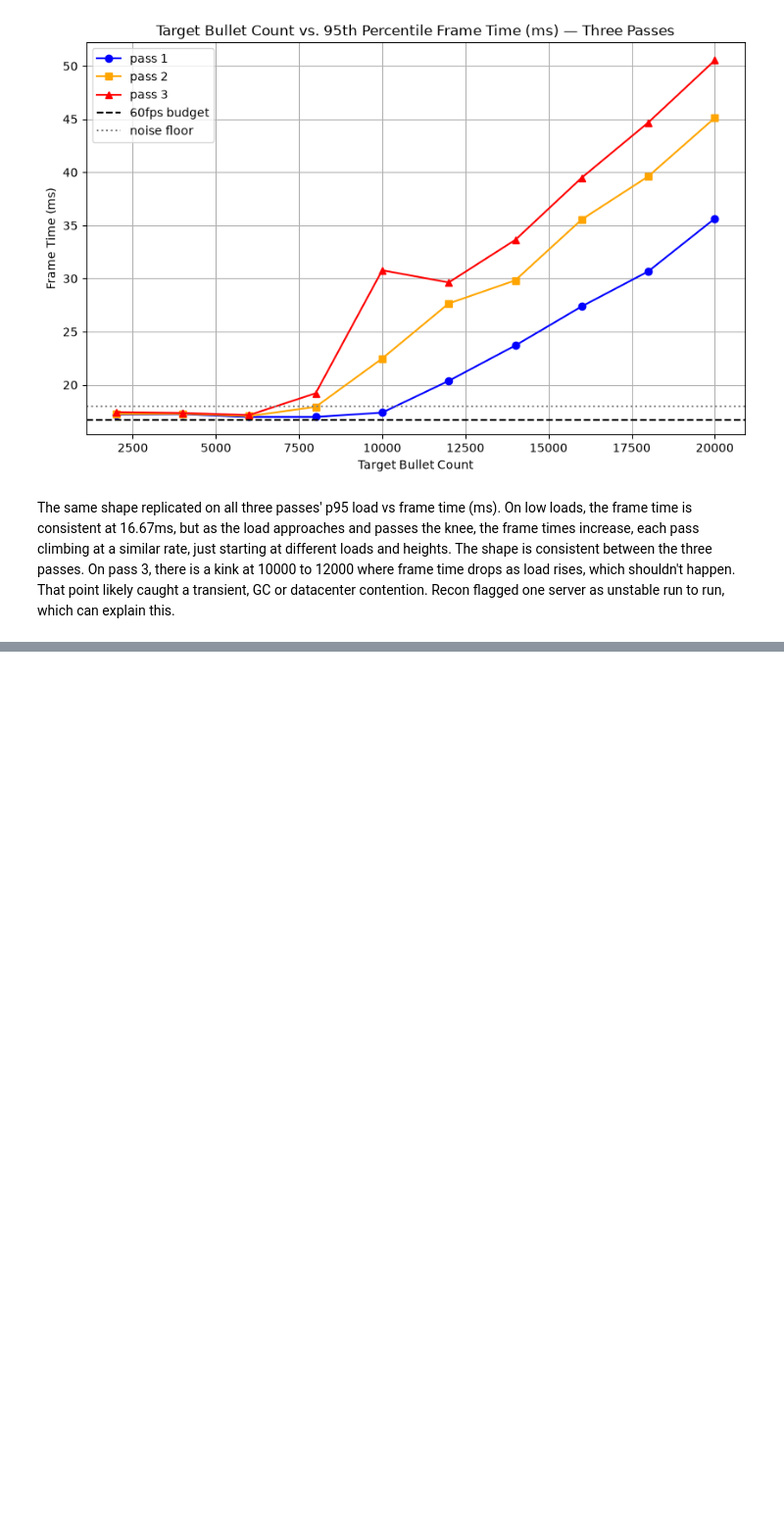
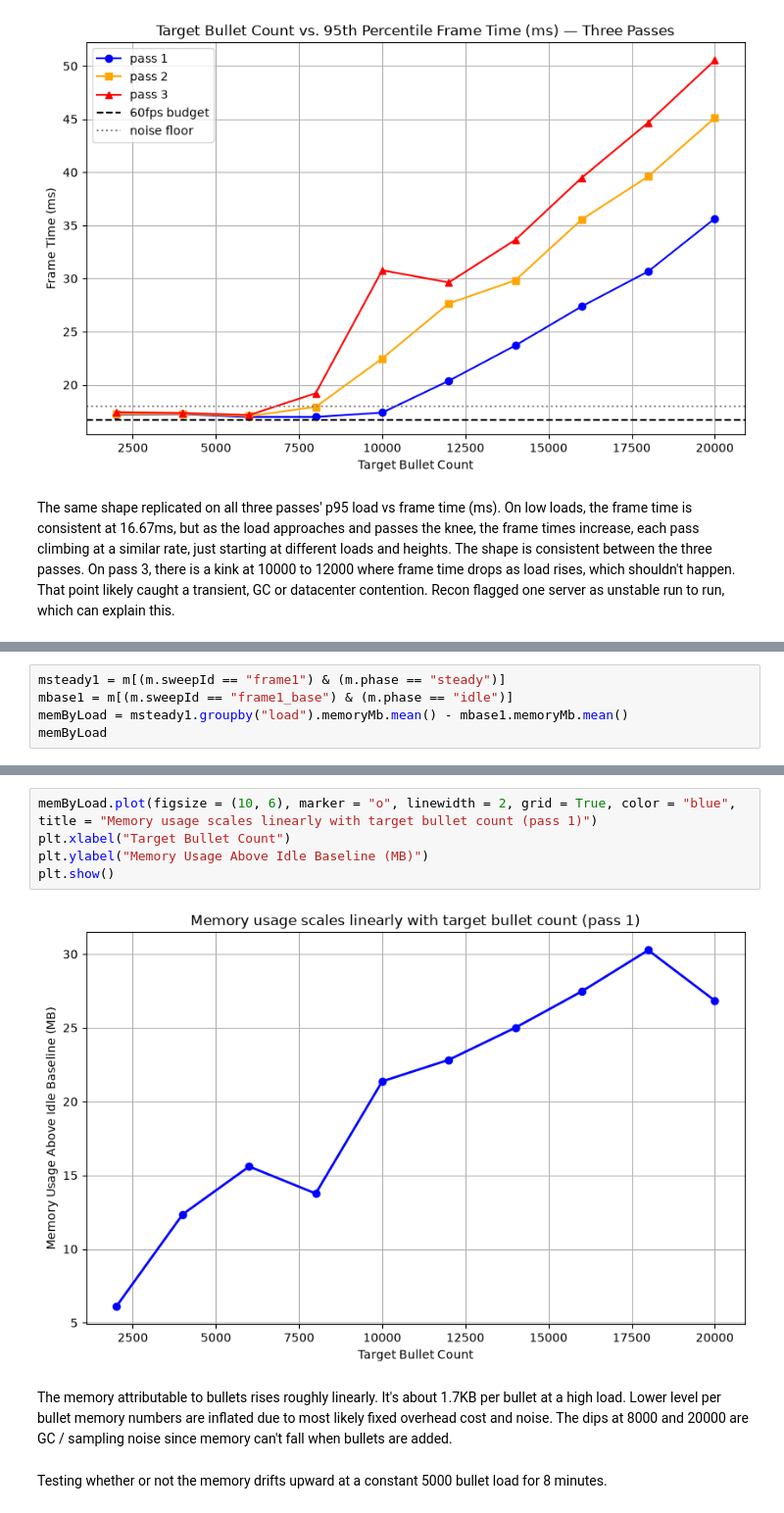
Before and after one commit to IanKang678/roblox-engine-scaling-study, a Jupyter notebook: notebooks/analysis.ipynb, the cells around one changed output, grey strips where cells are left out. Shown at 98% size. Saved outputs shown, nothing was run; the diff lists cells and outputs as text; blank space fills up the shorter version.

Commit message:
Add Track B: memory scaling, leak trial, and reclaim analysis

```diff
--- a/notebooks/analysis.ipynb
+++ b/notebooks/analysis.ipynb
@@ -143,0 +149,5 @@ The same shape replicated on all three passes' p95 load vs frame time (ms). On l
+# %%
+msteady1 = m[(m.sweepId == "frame1") & (m.phase == "steady")]
+mbase1 = m[(m.sweepId == "frame1_base") & (m.phase == "idle")]
+memByLoad = msteady1.groupby("load").memoryMb.mean() - mbase1.memoryMb.mean()
+memByLoad
@@ -143,0 +182,11 @@ The same shape replicated on all three passes' p95 load vs frame time (ms). On l
+# %%
+memByLoad.plot(figsize = (10, 6), marker = "o", linewidth = 2, grid = True, color = "blue", title = "Memory usage scales linearly with target bullet count (pass 1)")
+plt.xlabel("Target Bullet Count")
+plt.ylabel("Memory Usage Above Idle Baseline (MB)")
+plt.show()
+# %% [output]
+[figure, added]
+# %% [markdown]
+The memory attributable to bullets rises roughly linearly. It's about 1.7KB per bullet at a high load. Lower level per bullet memory numbers are inflated due to most likely fixed overhead cost and noise. The dips at 8000 and 20000 are GC / sampling noise since memory can't fall when bullets are added.
+# %% [markdown]
+Testing whether or not the memory drifts upward at a constant 5000 bullet load for 8 minutes.
```
Also changed, not shown: parts of 15 cells of this notebook.
